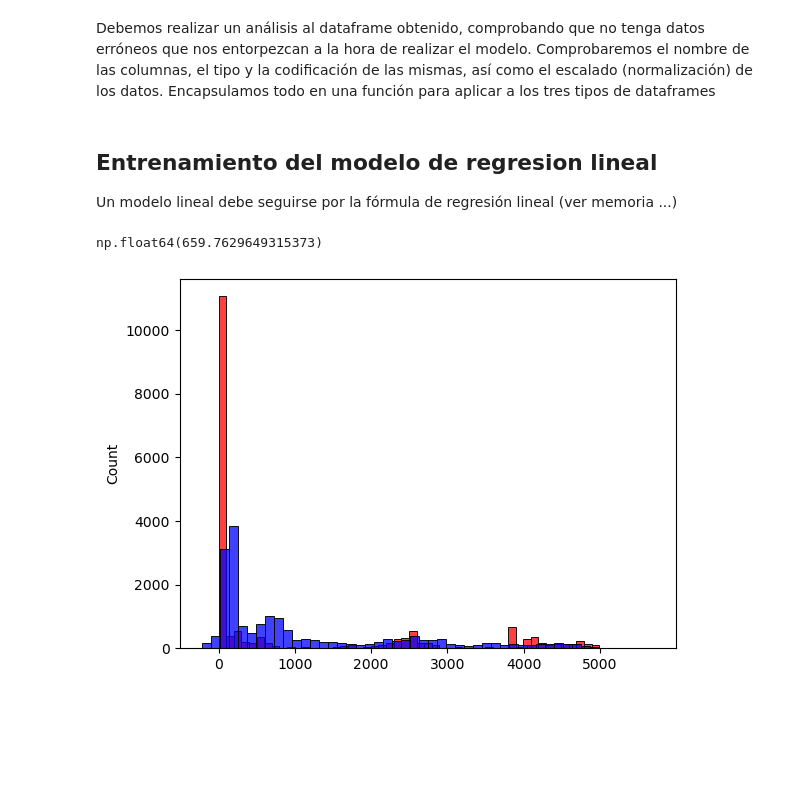
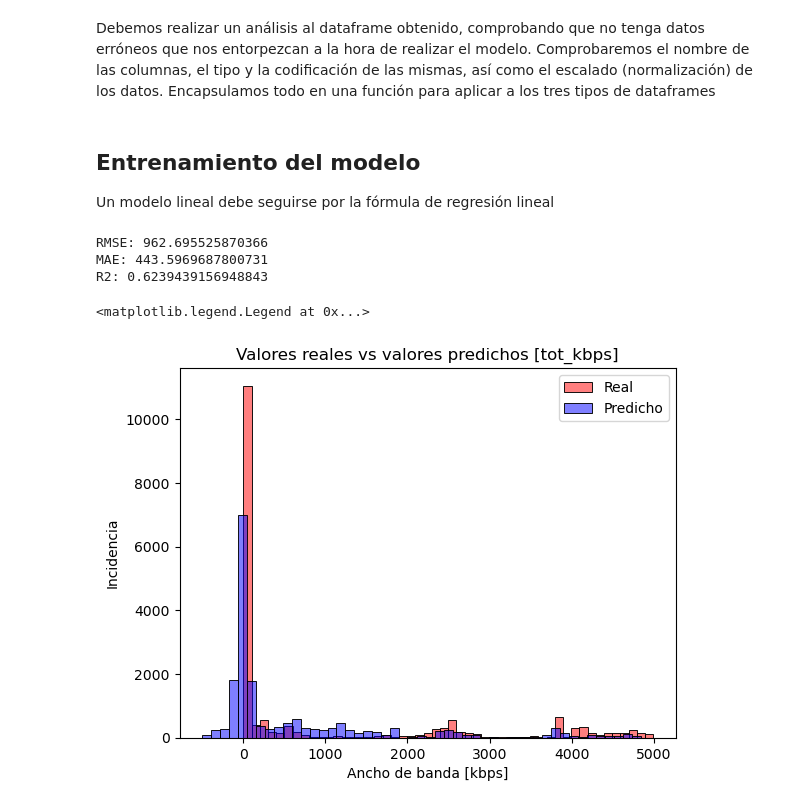
Before and after one commit to isaacmp98/TFM_imarcospu, a Jupyter notebook: GradientBoosting.ipynb, the cells around one changed output. Cells and saved outputs as stored; diff of their text form; code cells hidden in the pictures; blank space fills up the shorter version.

Commit message:
Incluyo graficas y alguna mejora en modelos ML

```diff
--- a/GradientBoosting.ipynb
+++ b/GradientBoosting.ipynb
@@ -25,12 +25,17 @@ La variable objetivo que se encargará de realizar las predicciones de tráfico
 # %%
 # filtramos datos de tot_kbps
 df = df[
-        df['tot_kbps'] <= 5000
+        (df['tot_kbps'] <= 5000)
         ]
+
 # eliminamos columna switch y host ya que tampoco aportan información relevante ya que el origen y destino viene dado
 # por src_ip y dst_ip
 del df['dt']
 del df['switch']
+
+# feature engineering
+df['bytes_per_packet'] = df['bytecount'] / (df['pktcount'] + 1)
+df['tx_rx_ratio'] = df['tx_kbps'] / (df['rx_kbps'] + 1)
 
 columnas = df.columns
 # eliminamos valores nulos
@@ -40,7 +45,8 @@ df = df[columnas].fillna(0).values
 df = pd.DataFrame(df, columns=columnas)
 df.isnull().sum()
 
-sns.histplot(df.tx_bytes, bins=50)
+media_tot_kbps = df['tot_kbps'].mean()
+print(f"Media tot_kbps: {media_tot_kbps}")
 
 df
 # %% [output]
@@ -173,7 +179,7 @@ def prepara_X(df):
     # estandarizamos todos nuestros datos menos las variables binarias con StandardScaler()
     features_num = ['pktcount', 'bytecount', 'dur', 'dur_nsec', 'tot_dur',
                    'flows', 'packetins', 'pktperflow', 'byteperflow', 'pktrate',
-                   'port_no', 'tx_bytes', 'rx_bytes', 'tx_kbps']
+                   'port_no', 'tx_bytes', 'rx_bytes', 'tx_kbps', 'bytes_per_packet', 'tx_rx_ratio']
     features_cat = ['protocol_tcp',
            'protocol_udp', 'protocol_icmp', 'src_ip_1', 'src_ip_2', 'src_ip_3',
            'src_ip_4', 'src_ip_5', 'src_ip_6', 'src_ip_7', 'src_ip_8', 'src_ip_9',
@@ -196,9 +202,8 @@ def prepara_X(df):
 
     return X
 # %% [markdown]
-## Entrenamiento del modelo de regresion lineal
-
-Un modelo lineal debe seguirse por la fórmula de regresión lineal (ver memoria ...)
+## Entrenamiento del modelo
+Un modelo lineal debe seguirse por la fórmula de regresión lineal
 # %%
 # error cuadratico medio
 def rmse(y, y_pred):
@@ -208,30 +213,40 @@ def rmse(y, y_pred):
 
     return np.sqrt(mse)
 # %%
-# pasamos a obtener las predicciones del modelo
-#X_train = prepara_X(df_train) # entrenamos
-#w0, w = modelo_reg_lineal(X_train, y_train, r=0.0001)
-
-#X_val = prepara_X(df_val) # validamos
-#y_pred = w0 + X_val.dot(w) # validamos
-#rmse(y_val, y_pred)
-
+# obtenemos la prediccion del modelo
 from sklearn.ensemble import GradientBoostingRegressor
+from sklearn.metrics import mean_absolute_error, r2_score
 
 model = GradientBoostingRegressor()
 
 X_train = prepara_X(df_train)
 X_val = prepara_X(df_val)
+X_test = prepara_X(df_test)
 
 model.fit(X_train, y_train)
 
 y_pred = model.predict(X_val)
-rmse = rmse(y_val,y_pred)
 
-sns.histplot(y_val, color='red', bins=50)
-sns.histplot(y_pred, color='blue', bins=50)
+# calculo de metricas
+rmse = rmse(y_val, y_pred)
+mae = mean_absolute_error(y_val, y_pred)
+r2 = r2_score(y_val, y_pred)
 
-rmse
+print(f"RMSE: {rmse}")
+print(f"MAE: {mae}")
+print(f"R2: {r2}")
 # %% [output]
-np.float64(659.7629649315373)
+RMSE: 962.695525870366
+MAE: 443.5969687800731
+R2: 0.6239439156948843
-[figure, removed]
+# %%
+# grafica de valores reales y predichos
+plt.title('Valores reales vs valores predichos [tot_kbps]')
+sns.histplot(y_val, color='red', bins=50, alpha=0.5, label='Real')
+sns.histplot(y_pred, color='blue', bins=50, alpha=0.5, label='Predicho')
+plt.xlabel('Ancho de banda [kbps]')
+plt.ylabel('Incidencia')
+plt.legend()
+# %% [output]
+<matplotlib.legend.Legend at 0x...>
+[figure, added]
```
Also changed, not shown: parts of 5 cells of this notebook, 2 other files.
